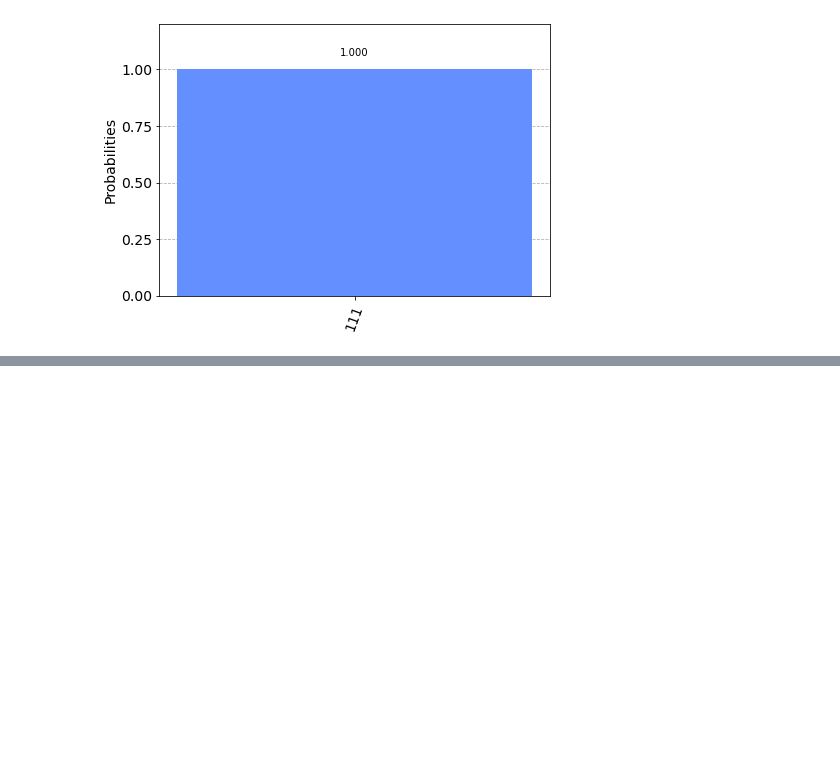
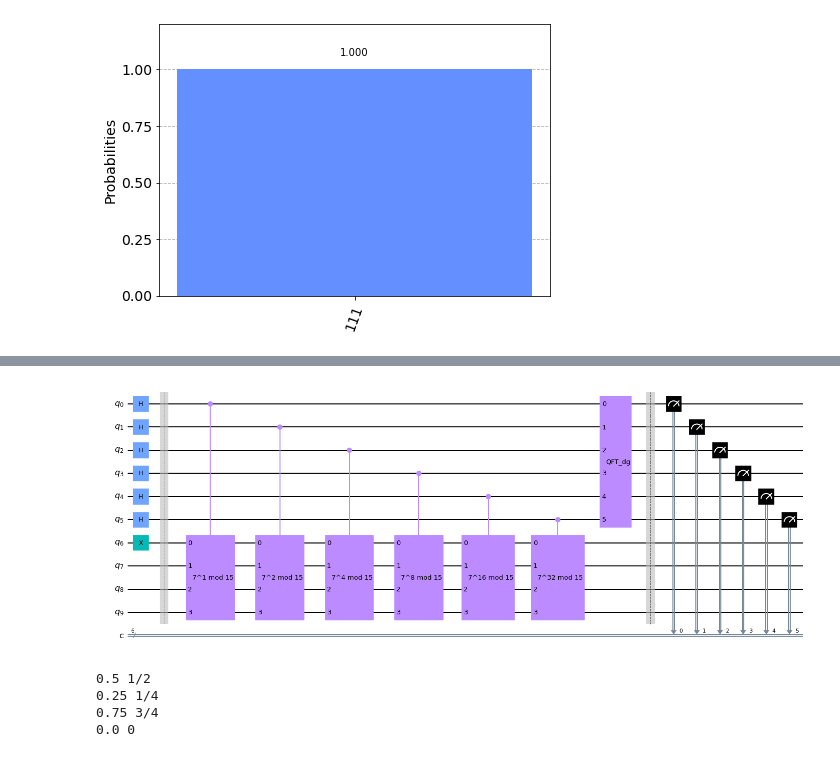
Before and after one commit to maxwindiff/qi, a Jupyter notebook: ch3.ipynb, the cells around one changed output, grey strips where cells are left out. Cells and saved outputs as stored; diff of their text form; code cells hidden in the pictures; blank space fills up the shorter version.

```diff
--- a/ch3.ipynb
+++ b/ch3.ipynb
@@ -296,0 +288,56 @@ input = 5
+# %%
+def c_amod15(a, power):
+    """Controlled multiplication by a mod 15"""
+    if a not in [2,7,8,11,13]:
+        raise ValueError("'a' must be 2,7,8,11 or 13")
+    U = QuantumCircuit(4)
+    for iteration in range(power):
+        if a in [2,13]:
+            U.swap(0,1)
+            U.swap(1,2)
+            U.swap(2,3)
+        if a in [7,8]:
+            U.swap(2,3)
+            U.swap(1,2)
+            U.swap(0,1)
+        if a == 11:
+            U.swap(1,3)
+            U.swap(0,2)
+        if a in [7,11,13]:
+            for q in range(4):
+                U.x(q)
+    U = U.to_gate()
+    U.name = "%i^%i mod 15" % (a, power)
+    c_U = U.control()
+    return c_U
+
+m = 6
+n = 4
+a = 7
+
+qc = QuantumCircuit(m+n, m)
+for i in range(m):
+    qc.h(i)
+encode(qc, 1, m)
+qc.barrier()
+for i in range(m):
+    qc.append(c_amod15(a, 2**i), [i] + [m+j for j in range(n)])
+qc.append(qft(m).inverse(), range(m))
+qc.barrier()
+qc.measure(range(m), range(m))
+display(qc.draw(fold=-1))
+
+qobj = assemble(transpile(qc, sim))
+counts = sim.run(qobj).result().get_counts()
+plot_histogram(counts)
+
+for output in counts:
+    phase = int(output, 2)/(2**m)
+    frac = Fraction(phase).limit_denominator(15)
+    print(phase, frac)
+# %% [output]
+[figure, added]
+0.5 1/2
+0.25 1/4
+0.75 3/4
+0.0 0
```
Also changed, not shown: parts of 4 cells of this notebook.
